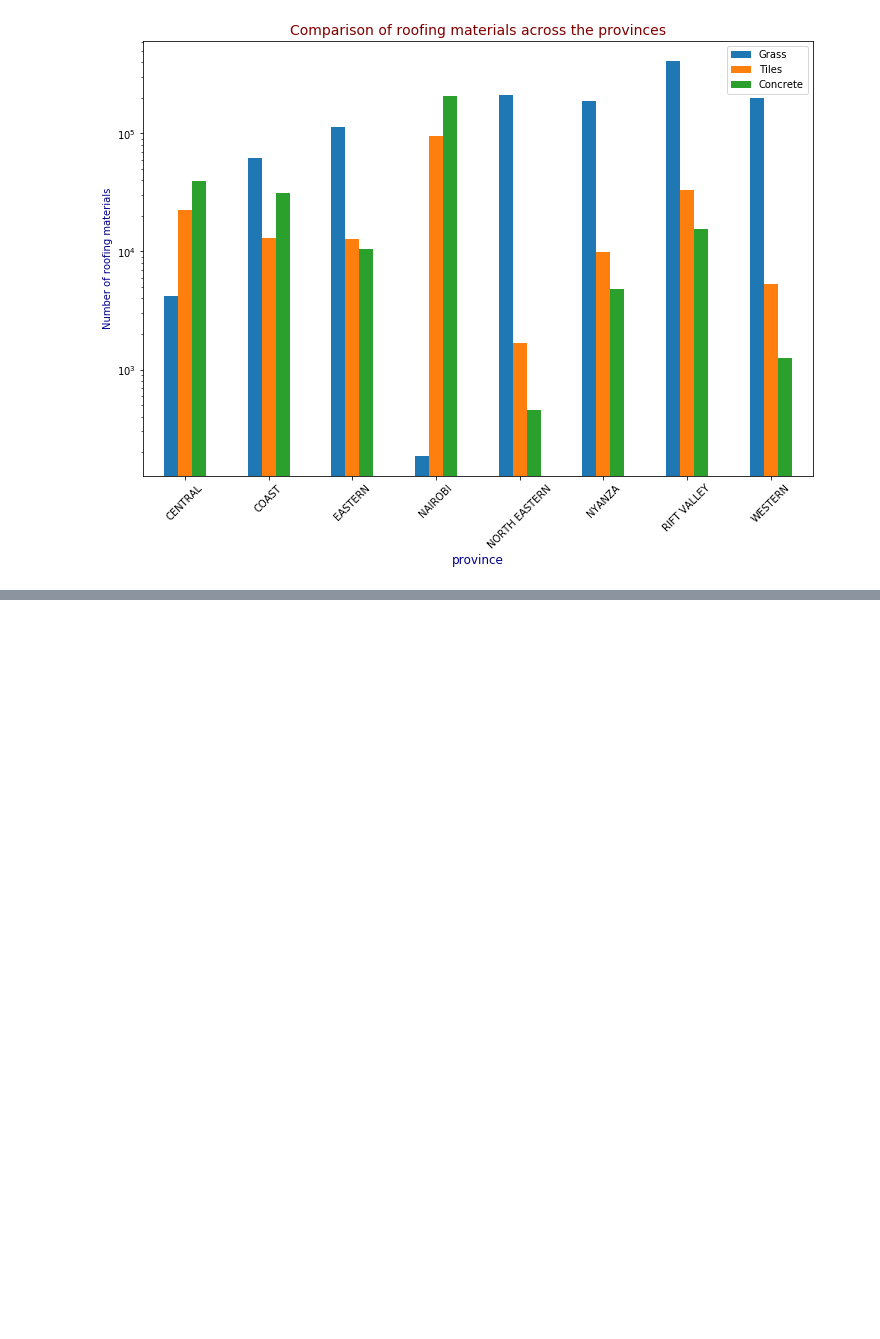
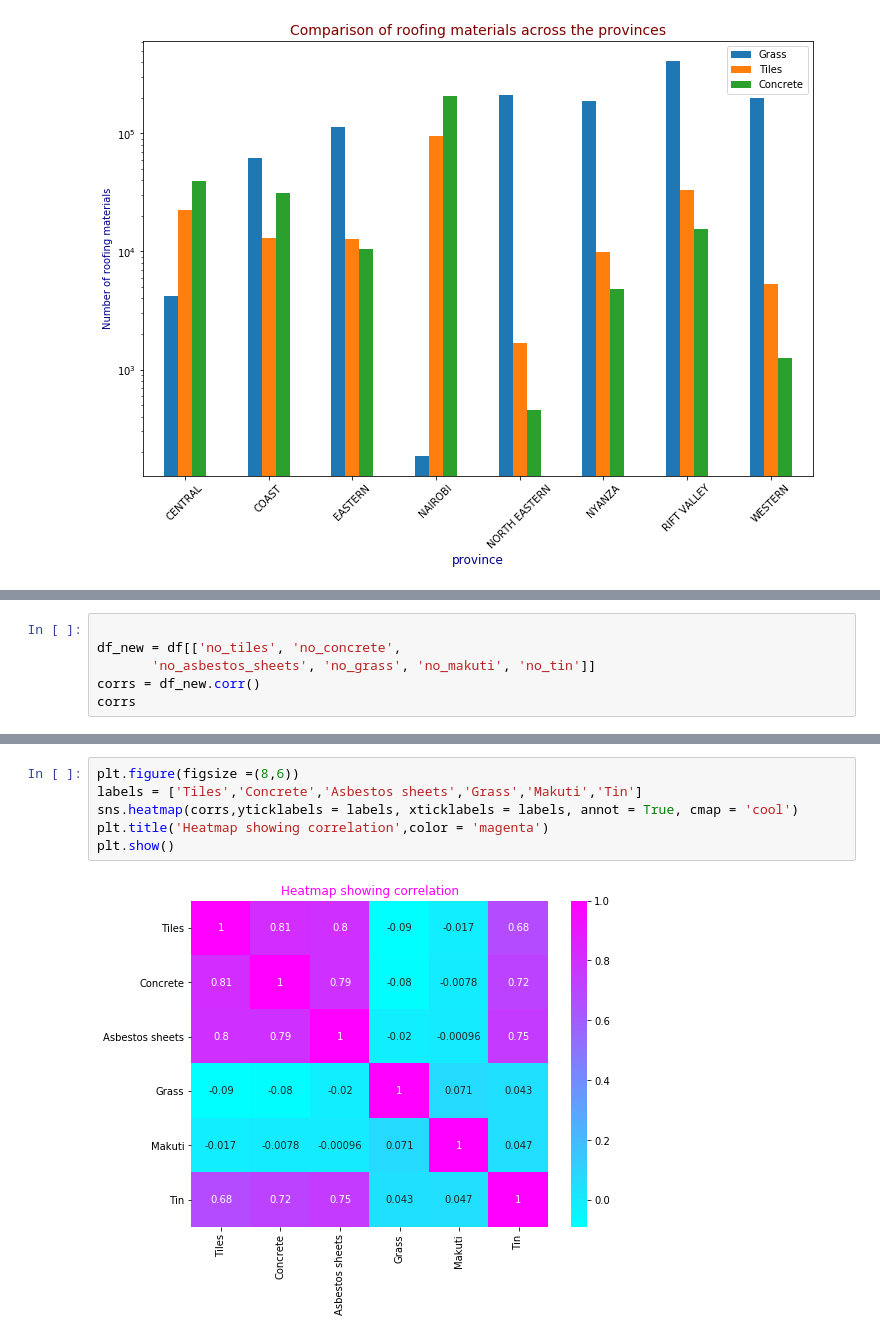
Before and after one commit to lydiandiba/data-science, a Jupyter notebook: Data_Cleaning.ipynb, the cells around one changed output, grey strips where cells are left out. Saved outputs shown, nothing was run; the diff lists cells and outputs as text; blank space fills up the shorter version.

```diff
--- a/Data_Cleaning.ipynb
+++ b/Data_Cleaning.ipynb
@@ -406,0 +449,6 @@ plt.show()
+# %%
+
+df_new = df[['no_tiles', 'no_concrete',
+       'no_asbestos_sheets', 'no_grass', 'no_makuti', 'no_tin']]
+corrs = df_new.corr()
+corrs
@@ -406,0 +463,8 @@ plt.show()
+# %%
+plt.figure(figsize =(8,6))
+labels = ['Tiles','Concrete','Asbestos sheets','Grass','Makuti','Tin']
+sns.heatmap(corrs,yticklabels = labels, xticklabels = labels, annot = True, cmap = 'cool')
+plt.title('Heatmap showing correlation',color = 'magenta')
+plt.show()
+# %% [output]
+[figure, added]
```
Also changed, not shown: parts of 7 cells of this notebook.
